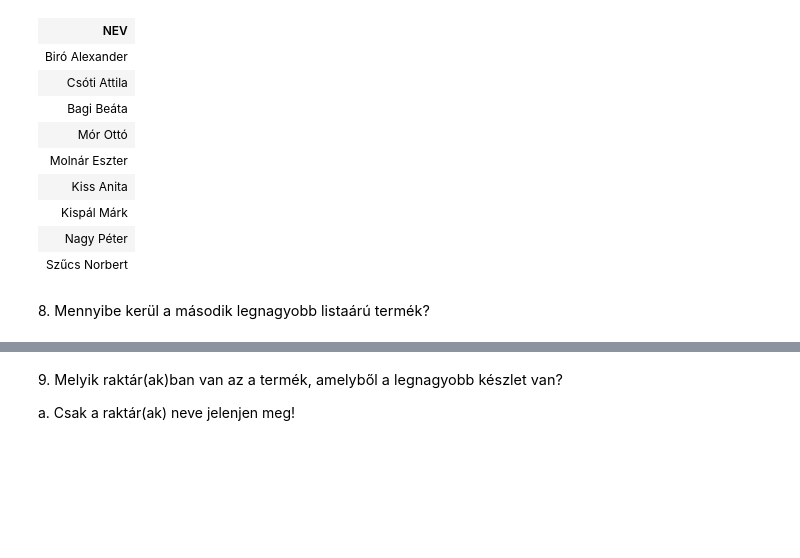
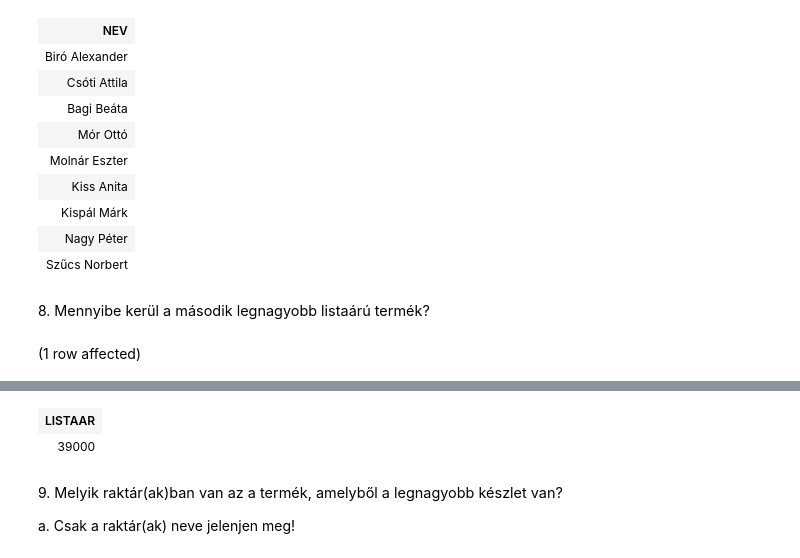
Before and after one commit to barnabasbaranyistud/SQLgyak03, a Jupyter notebook: gyakorlat06_feladatok.ipynb, the cells around one changed output, grey strips where cells are left out. Cells and saved outputs as stored; diff of their text form; code cells hidden in the pictures; blank space fills up the shorter version.

```diff
--- a/gyakorlat06_feladatok.ipynb
+++ b/gyakorlat06_feladatok.ipynb
@@ -215,3 +215,13 @@ Total execution time: 00:00:00.047
 | Szűcs Norbert |
 # %% [markdown]
 8. <span style="background-color: rgb(255, 255, 255); color: rgb(0, 0, 0); font-family: &quot;Open Sans&quot;, sans-serif; font-size: 14.44px;">Mennyibe kerül a második legnagyobb listaárú termék?</span>
+# %%
+SELECT TOP 1 LISTAAR
+FROM Termek
+WHERE LISTAAR < (
+    SELECT MAX(LISTAAR)
+    FROM TERMEK
+)
+ORDER BY LISTAAR DESC
+# %% [output]
+(1 row affected)
@@ -218,3 +229,5 @@ Total execution time: 00:00:00.047
+| LISTAAR |
+| 39000 |
 # %% [markdown]
 9. <span style="background-color: rgb(255, 255, 255); color: rgb(0, 0, 0); font-family: &quot;Open Sans&quot;, sans-serif; font-size: 14.44px;">Melyik raktár(ak)ban van az a termék, amelyből a legnagyobb készlet van?&nbsp;</span>
 
```
Also changed, not shown: parts of 4 cells of this notebook.
